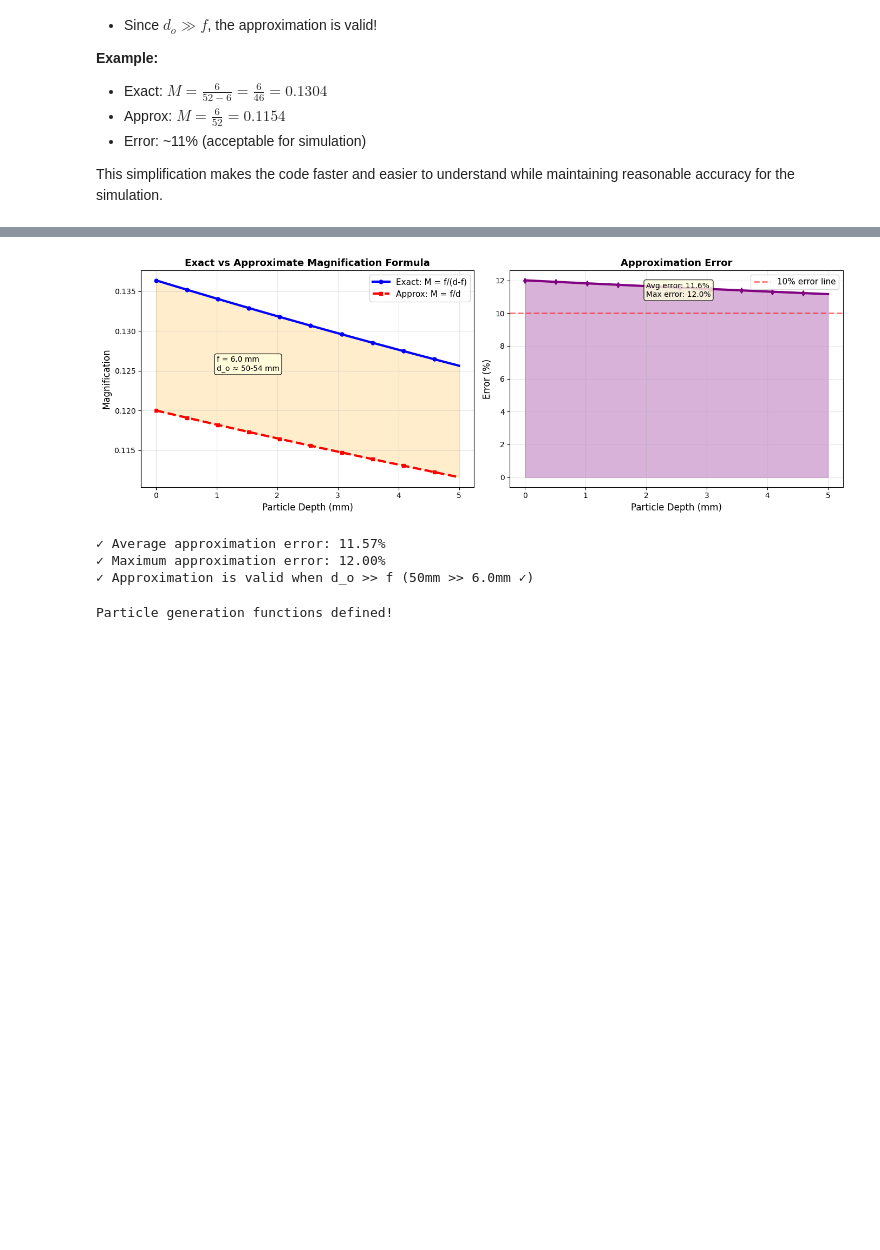
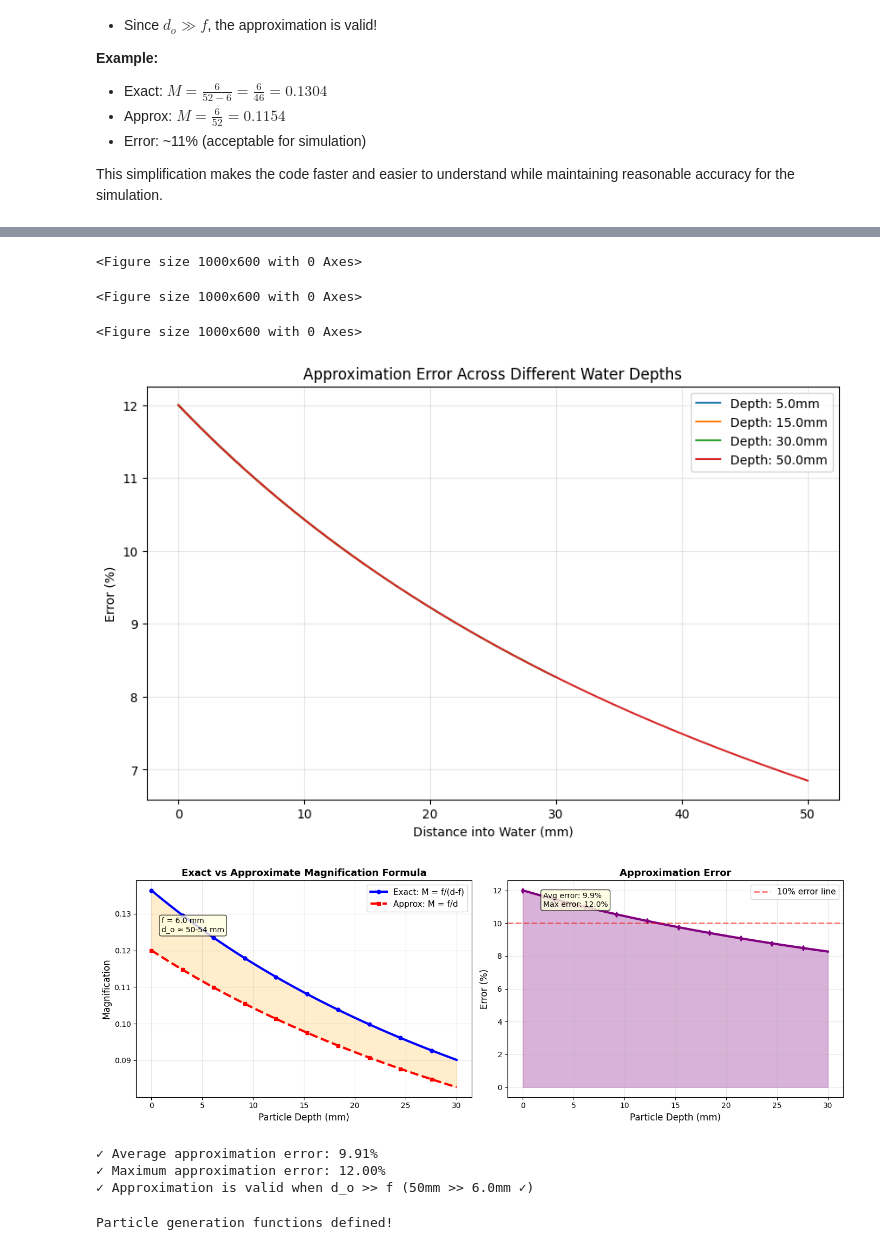
Before and after one commit to sangtruong92/Microplastic-simulation, a Jupyter notebook: Microplastic_Simulation_In_Walter.ipynb, the cells around one changed output, grey strips where cells are left out. Drawn from its saved outputs; the diff is of its cells as text; code cells hidden in the pictures; blank space fills up the shorter version.

Commit message:
Update microplastic simulation and documentation

```diff
--- a/Microplastic_Simulation_In_Walter.ipynb
+++ b/Microplastic_Simulation_In_Walter.ipynb
@@ -28,14 +28,17 @@ PIXEL_SIZE_UM = 1.45    # micrometers per pixel
 
 # Optical system
 FOCAL_LENGTH_MM = 6.0   # lens focal length in mm
-WATER_DEPTH_MM = 5.0    # water container depth
+WATER_DEPTH_MM = 30.0   # water container depth
+WATER_DEPTH_LIST = [5.0, 10.0, 15.0, 20.0]
 FOCAL_PLANE_DEPTH_MM = 2.5  # focal plane position in water (mm)
 N_WATER = 1.33          # refractive index of water
 N_AIR = 1.0             # refractive index of air
+DEPTH_STEP_MM = 5.0         # step size
 
 # Particle parameters
 PARTICLE_SIZE_MIN_UM = 50    # minimum particle size (micrometers)
 PARTICLE_SIZE_MAX_UM = 500   # maximum particle size
+PARTICLE_SIZE_UM = 50         # particle size for simulation (micrometers
 NUM_PARTICLES = 20           # number of particles to simulate
 
 print(f"Image size: {IMAGE_WIDTH}x{IMAGE_HEIGHT} pixels")
@@ -135,6 +138,64 @@ f = FOCAL_LENGTH_MM
 mag_exact = []
 mag_approx = []
 errors = []
+
+################### New code for depth error analysis across different water depths #######################
+def analyze_depth_error(water_depth_mm, focal_length):
+    """Calculates magnification error for a specific water depth."""
+    depths = np.linspace(0, water_depth_mm, 50)
+
+    mag_exact = []
+    mag_approx = []
+
+    for depth in depths:
+        apparent_depth = depth / N_WATER
+        d_o = 50 + apparent_depth
+
+        # Calculations
+        M_exact = focal_length / (d_o - focal_length)
+        M_approx = focal_length / d_o
+
+        mag_exact.append(M_exact)
+        mag_approx.append(M_approx)
+
+    # Calculate Max Error for this specific depth
+    errors = [abs(e - a) / e * 100 for e, a in zip(mag_exact, mag_approx)]
+    return np.max(errors)
+
+# --- Execution ---
+N_WATER = 1.33
+FOCAL_LENGTH_MM = 6.0
+depth_scenarios = [5.0, 15.0, 30.0, 50.0]
+
+print(f"{'Depth (mm)':<12} | {'Max Error (%)':<15}")
+print("-" * 30)
+
+for d in depth_scenarios:
+    max_err = analyze_depth_error(d, FOCAL_LENGTH_MM)
+    print(f"{d:<12} | {max_err:.2f}%")
+
+    plt.figure(figsize=(10, 6))
+
+for d in depth_scenarios:
+    # Generate range for this specific depth
+    current_range = np.linspace(0, d, 50)
+    current_errors = []
+
+    for val in current_range:
+        d_o = 50 + (val / N_WATER)
+        m_e = FOCAL_LENGTH_MM / (d_o - FOCAL_LENGTH_MM)
+        m_a = FOCAL_LENGTH_MM / d_o
+        current_errors.append(abs(m_e - m_a) / m_e * 100)
+
+    plt.plot(current_range, current_errors, label=f'Depth: {d}mm')
+
+plt.xlabel('Distance into Water (mm)')
+plt.ylabel('Error (%)')
+plt.title('Approximation Error Across Different Water Depths')
+plt.legend()
+plt.grid(True, alpha=0.3)
+plt.show()
+####################################### End new code ###########################################
 
 for depth in depths:
     apparent_depth = depth / N_WATER
@@ -190,7 +257,11 @@ print(f"✓ Approximation is valid when d_o >> f ({50}mm >> {f}mm ✓)")
+<Figure size 1000x600 with 0 Axes>
+<Figure size 1000x600 with 0 Axes>
+<Figure size 1000x600 with 0 Axes>
-[figure, old version]
+[figure, new version]
-✓ Average approximation error: 11.57%
-✓ Maximum approximation error: 12.00%
-✓ Approximation is valid when d_o >> f (50mm >> 6.0mm ✓)
+[figure, added]
+✓ Average approximation error: 9.91%
+✓ Maximum approximation error: 12.00%
+✓ Approximation is valid when d_o >> f (50mm >> 6.0mm ✓)
 # %%
 def create_particle(center_x, center_y, size_px, image_shape):
     """
```
Also changed, not shown: parts of 3 cells of this notebook, 11 other files.
